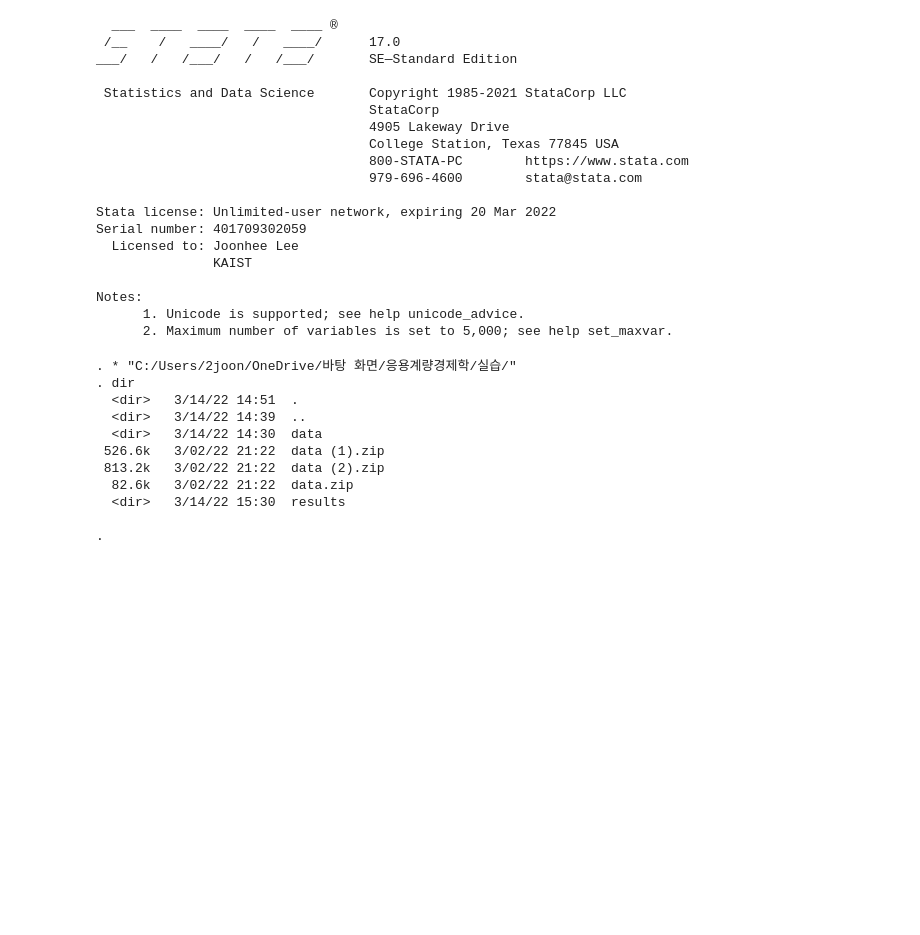
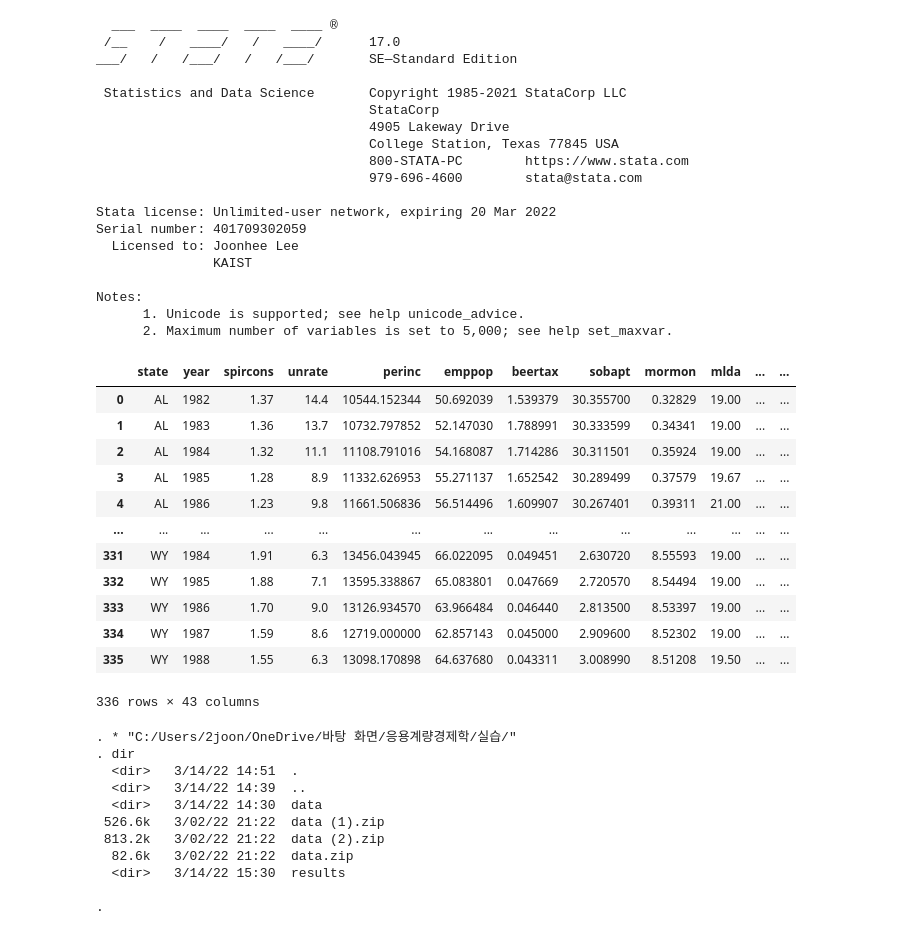
Before and after one commit to 2joonh2/KCB-Mealtable, a Jupyter notebook: python-stata-on-notebook/panel1.ipynb, the cells around one changed output. Cells and saved outputs as stored; diff of their text form; code cells hidden in the pictures; blank space fills up the shorter version.

```diff
--- a/python-stata-on-notebook/panel1.ipynb
+++ b/python-stata-on-notebook/panel1.ipynb
@@ -27,6 +27,25 @@ Serial number: 401709302059
 Notes:
       1. Unicode is supported; see help unicode_advice.
       2. Maximum number of variables is set to 5,000; see help set_maxvar.
+# %%
+import pandas as pd
+df=pd.read_stata("C:/Users/2joon/OneDrive/바탕 화면/응용계량경제학/실습/data/fatality.dta")
+df.to_csv('C:/Users/2joon/OneDrive/바탕 화면/응용계량경제학/실습/data/fatality.csv')
+df
+# %% [output]
+|  | state | year | spircons | unrate | perinc | emppop | beertax | sobapt | mormon | mlda | ... | ... |
+| 0 | AL | 1982 | 1.37 | 14.4 | 10544.152344 | 50.692039 | 1.539379 | 30.355700 | 0.32829 | 19.00 | ... | ... |
+| 1 | AL | 1983 | 1.36 | 13.7 | 10732.797852 | 52.147030 | 1.788991 | 30.333599 | 0.34341 | 19.00 | ... | ... |
+| 2 | AL | 1984 | 1.32 | 11.1 | 11108.791016 | 54.168087 | 1.714286 | 30.311501 | 0.35924 | 19.00 | ... | ... |
+| 3 | AL | 1985 | 1.28 | 8.9 | 11332.626953 | 55.271137 | 1.652542 | 30.289499 | 0.37579 | 19.67 | ... | ... |
+| 4 | AL | 1986 | 1.23 | 9.8 | 11661.506836 | 56.514496 | 1.609907 | 30.267401 | 0.39311 | 21.00 | ... | ... |
+| ... | ... | ... | ... | ... | ... | ... | ... | ... | ... | ... | ... | ... |
+| 331 | WY | 1984 | 1.91 | 6.3 | 13456.043945 | 66.022095 | 0.049451 | 2.630720 | 8.55593 | 19.00 | ... | ... |
+| 332 | WY | 1985 | 1.88 | 7.1 | 13595.338867 | 65.083801 | 0.047669 | 2.720570 | 8.54494 | 19.00 | ... | ... |
+| 333 | WY | 1986 | 1.70 | 9.0 | 13126.934570 | 63.966484 | 0.046440 | 2.813500 | 8.53397 | 19.00 | ... | ... |
+| 334 | WY | 1987 | 1.59 | 8.6 | 12719.000000 | 62.857143 | 0.045000 | 2.909600 | 8.52302 | 19.00 | ... | ... |
+| 335 | WY | 1988 | 1.55 | 6.3 | 13098.170898 | 64.637680 | 0.043311 | 3.008990 | 8.51208 | 19.50 | ... | ... |
+336 rows × 43 columns
 # %%
 %%stata
 * "C:/Users/2joon/OneDrive/바탕 화면/응용계량경제학/실습/"
```
Also changed, not shown: parts of 1 cell of this notebook, 2 other files.
